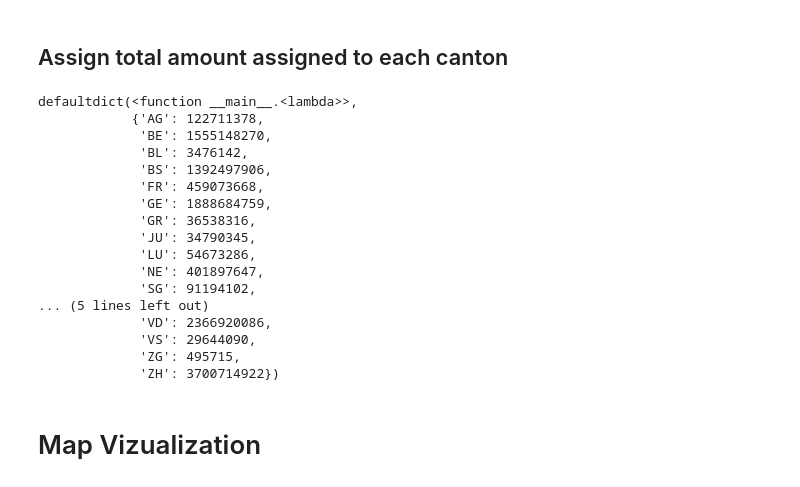
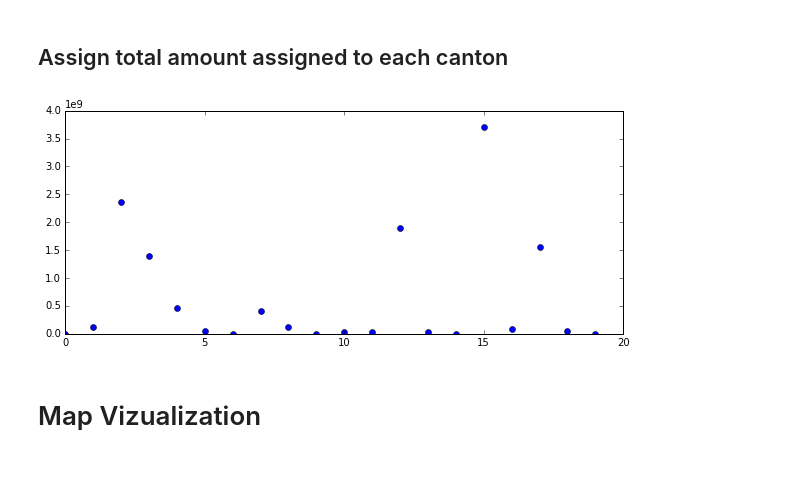
Before and after one commit to jmuth/ADA_homeworks, a Jupyter notebook: 03 - Interactive Viz/Map_Vizualization.ipynb, the cells around one changed output. Cells and saved outputs as stored; diff of their text form; code cells hidden in the pictures.

```diff
--- a/03 - Interactive Viz/Map_Vizualization.ipynb
+++ b/03 - Interactive Viz/Map_Vizualization.ipynb
@@ -46,22 +47,3 @@ for i in cantons:
 # deal with missing canton (ie the ones that doesn't receive any money)
 # default dictionnary
 canton_money = defaultdict(lambda: 0, canton_money)
-canton_money
-# %% [output]
-defaultdict(<function __main__.<lambda>>,
-            {'AG': 122711378,
-             'BE': 1555148270,
-             'BL': 3476142,
-             'BS': 1392497906,
-             'FR': 459073668,
-             'GE': 1888684759,
-             'GR': 36538316,
-             'JU': 34790345,
-             'LU': 54673286,
-             'NE': 401897647,
-             'SG': 91194102,
-... (5 lines left out)
-             'VD': 2366920086,
-             'VS': 29644090,
-             'ZG': 495715,
-             'ZH': 3700714922})
@@ -78,3 +50,12 @@ log_canton_money = defaultdict(lambda: 0, log_canton_money)
+# %%
+y = list(canton_money.values())
+x = range(len(y))
+
+plt.figure(figsize=(10, 4))
+plt.plot(x, y, 'bo')
+plt.show()
+# %% [output]
+[figure, added]
 # %% [markdown]
 # Map Vizualization
 # %% [markdown]
```
Also changed, not shown: parts of 6 cells of this notebook, 1 other file.
